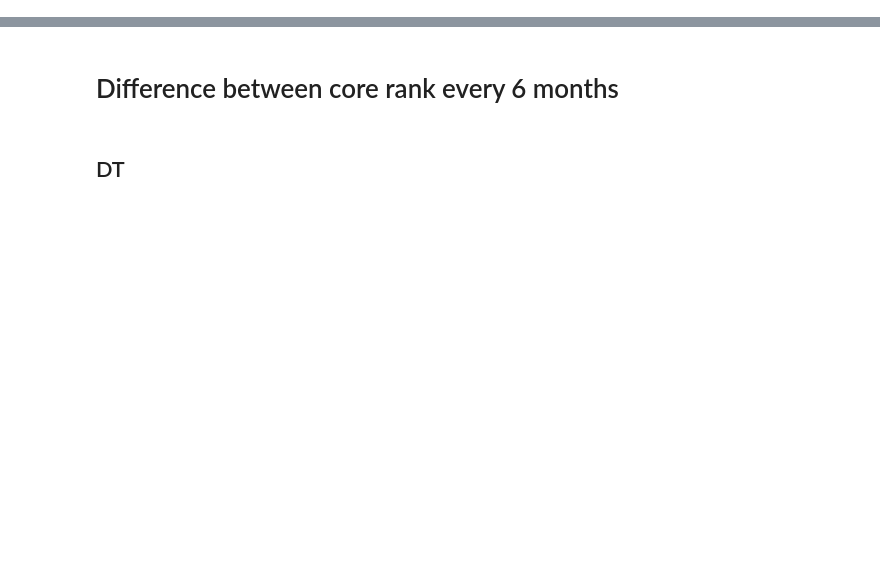
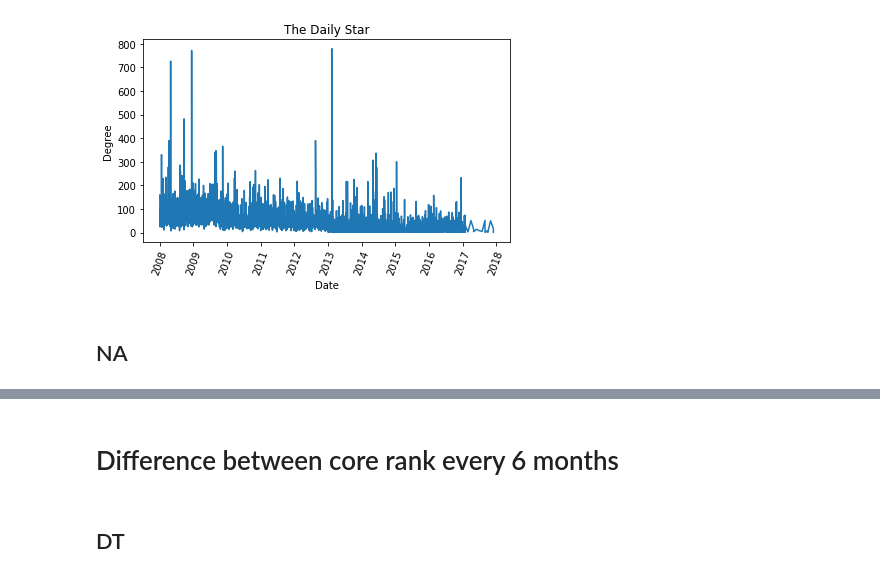
Before and after one commit to shoumikchow/Research, a Jupyter notebook: network-exploration.ipynb, the cells around one changed output, grey strips where cells are left out. Drawn from its saved outputs; the diff is of its cells as text; code cells hidden in the pictures; blank space fills up the shorter version.

```diff
--- a/network-exploration.ipynb
+++ b/network-exploration.ipynb
@@ -253,2 +88,16 @@ ml.drop(ml.index[-7:], inplace=True)
+# %%
+plt.xticks(rotation=70)
+plt.title('The Daily Star')
+plt.xlabel("Date")
+plt.ylabel("Degree")
+plt.plot(date, count)
+
+plt.tight_layout()
+plt.savefig('Figures/DS-Degree.pdf')
+# plt.show()
+# %% [output]
+[figure, added]
+# %% [markdown]
+## NA
 # %%
 df = pd.read_pickle('Data/Processed Data/Networks/NA-network.pkl')
```
Also changed, not shown: parts of 244 cells of this notebook.
